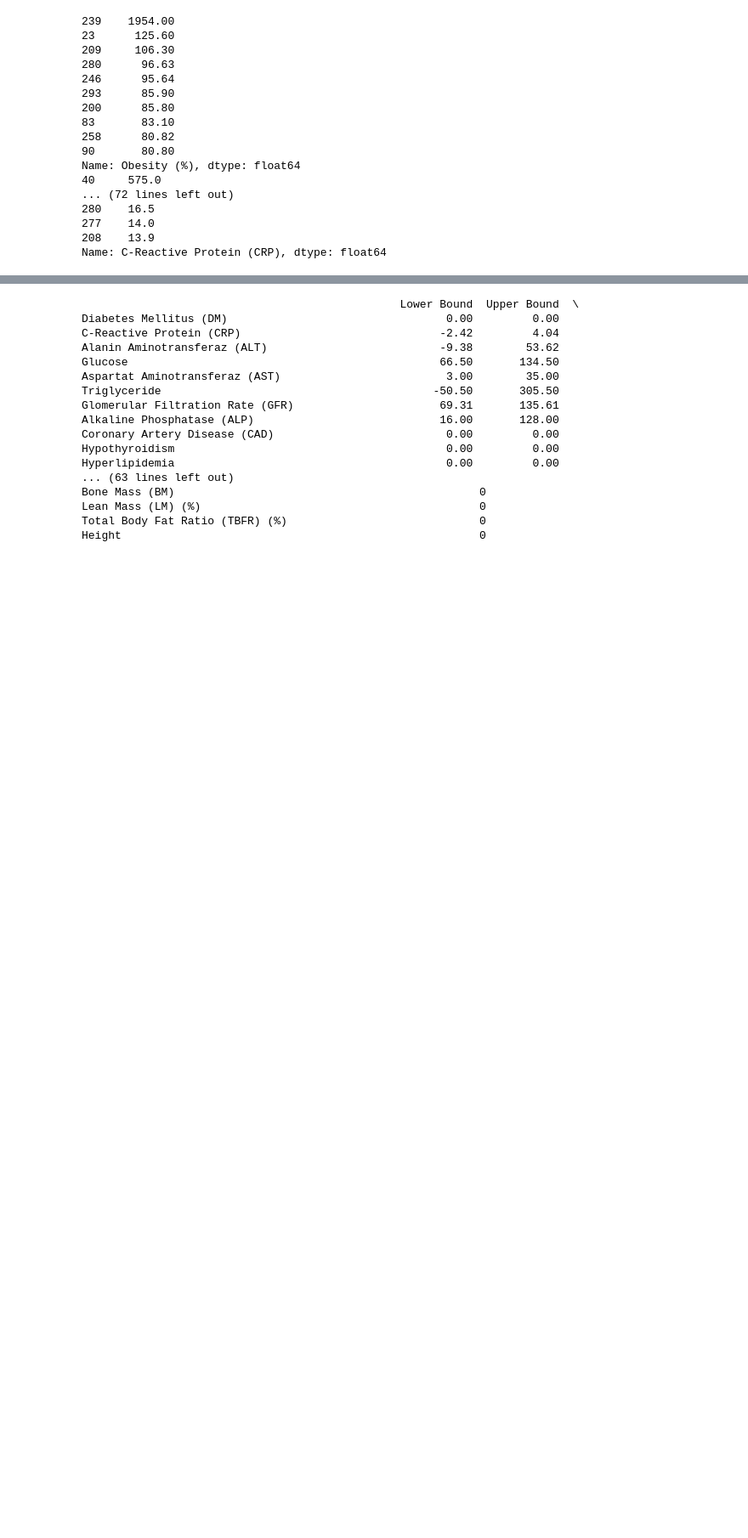
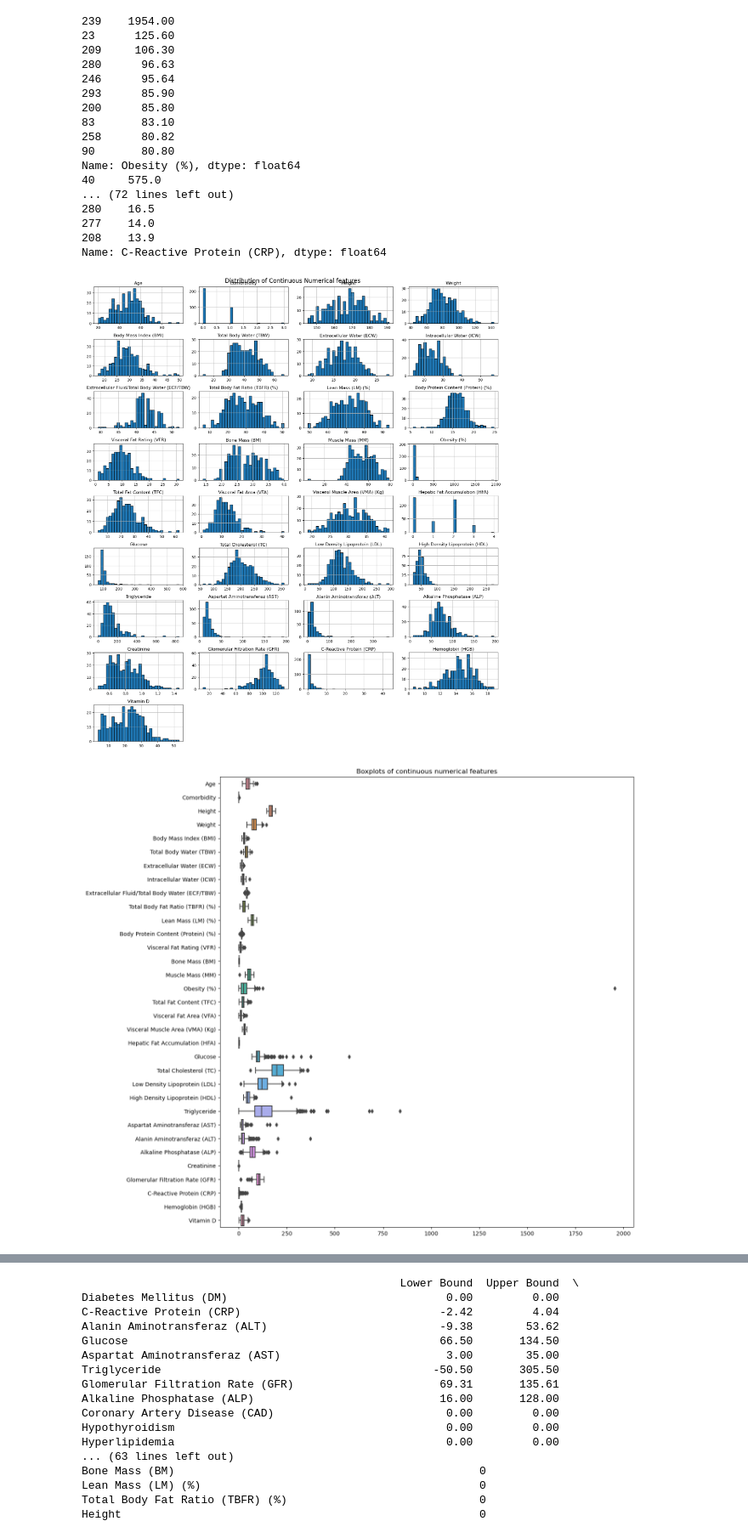
Before and after one commit to nyboo/DAT540, a Jupyter notebook: report.ipynb, the cells around one changed output, grey strips where cells are left out. Shown at 85% size. Saved outputs shown, nothing was run; the diff lists cells and outputs as text; code cells hidden in the pictures; blank space fills up the shorter version.

```diff
--- a/report.ipynb
+++ b/report.ipynb
@@ -144,3 +154,74 @@ Name: Obesity (%), dtype: float64
 277    14.0
 208    13.9
 Name: C-Reactive Protein (CRP), dtype: float64
+# %%
+#VISUALIZATION
+
+import matplotlib.pyplot as plt
+import seaborn as sns
+
+numeric_cols = df.select_dtypes(include='number').columns
+#separating the binary value columns and the continuous value columns
+
+binary_cols = [
+    col for col in numeric_cols
+    if df[col].dropna().nunique() == 2
+]
+
+continuous_cols = [
+    col for col in numeric_cols
+    if col not in binary_cols and col != "Gallstone Status"
+]
+
+#HISTOGRAMS
+df[continuous_cols].hist(
+    figsize = (16, 20),
+    bins = 30,
+    edgecolor = "black",
+    layout = (10, 4)
+)
+
+plt.suptitle("Distribution of Continuous Numerical features", fontsize = 16)
+plt.tight_layout()
+plt.show()
+
+#BOXPLOTS
+
+plt.figure(figsize = (14, 12))
+
+sns.boxplot(data =df[continuous_cols], orient = "h")
+
+plt.title("Boxplots of continuous numerical features")
+plt.tight_layout()
+plt.show()
+
+#BAR CHARTS FOR BINARY FEATURES
+
+df[binary_cols].hist(
+    figsize = (14,8),
+    bins = [-0.5, 0.5, 1.5],
+    edgecolor = "black",
+    layout = (4, 4)
+)
+
+plt.suptitle("Distribution of binary features", fontsize = 16)
+plt.tight_layout()
+plt.show()
+
+
+#CORRELATION HEATMAP
+
+plt.figure(figsize = (16, 12))
+
+sns.heatmap(
+    df[numeric_cols.drop("Gallstone Status", errors = "ignore)")].corr(),
+    cmap = "coolwarm",
+    center = 0
+)
+
+plt.title("Correlation between Numerical features")
+plt.tight_layout()
+plt.show()
+# %% [output]
+[figure, added]
+[figure, added]
```
Also changed, not shown: parts of 4 cells of this notebook.
